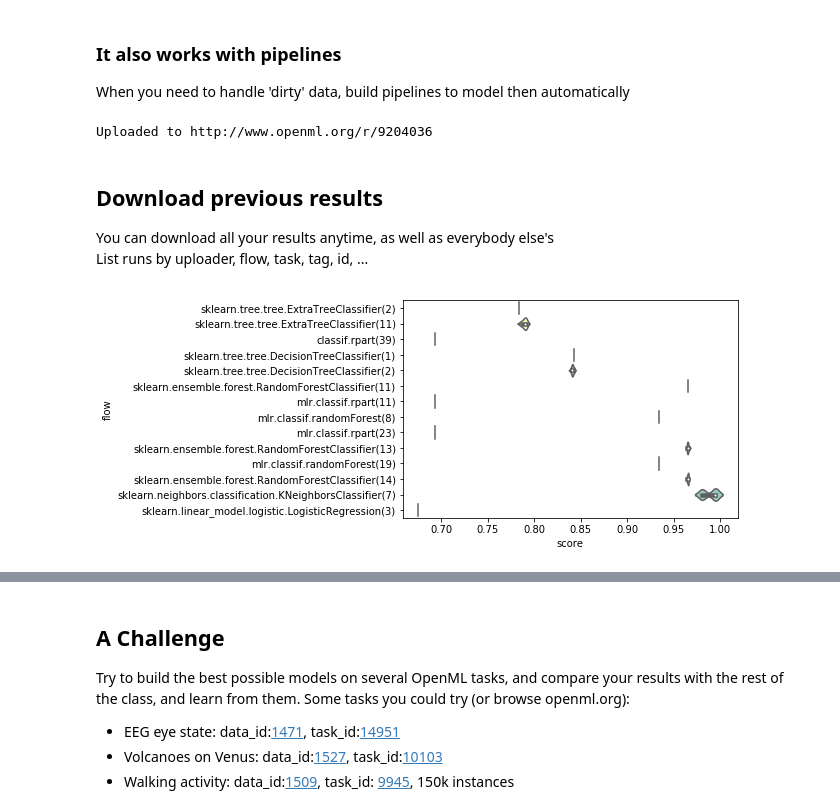
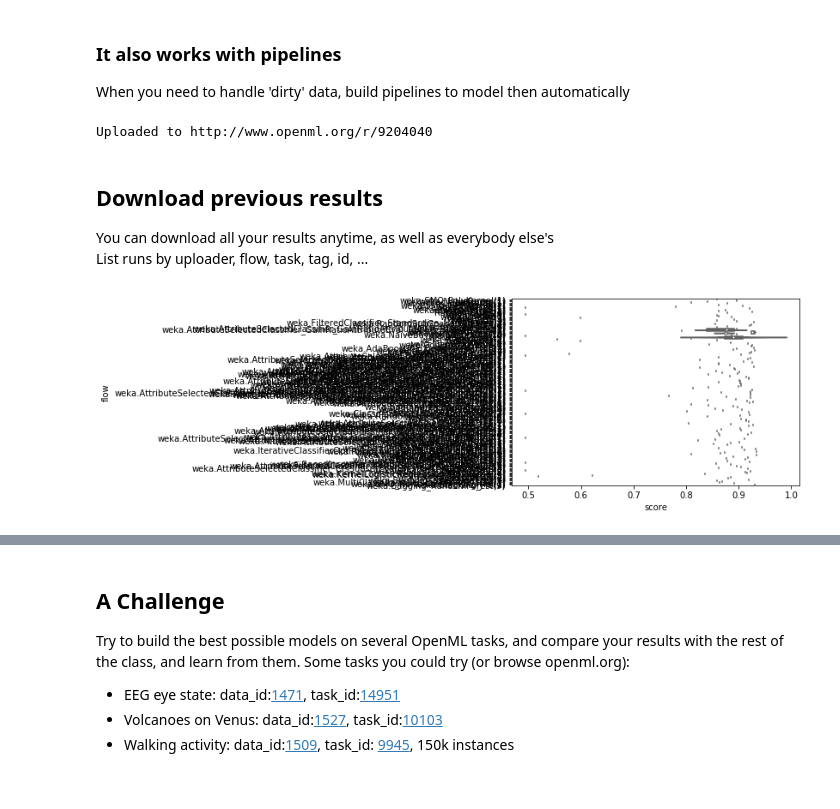
Before and after one commit to joaquinvanschoren/OpenML-AutoML-course, a Jupyter notebook: 1 - OpenML_Tutorial.ipynb, the cells around one changed output, grey strips where cells are left out. Drawn from its saved outputs; the diff is of its cells as text; code cells hidden in the pictures; blank space fills up the shorter version.

```diff
--- a/1 - OpenML_Tutorial.ipynb
+++ b/1 - OpenML_Tutorial.ipynb
@@ -291,10 +302,9 @@ When you need to handle 'dirty' data, build pipelines to model then automaticall
 # %%
 from sklearn import pipeline, ensemble, preprocessing
 from openml import tasks,runs, datasets
-task = tasks.get_task(59)
+task = tasks.get_task(10)
 pipe = pipeline.Pipeline(steps=[
             ('Imputer', preprocessing.Imputer(strategy='median')),
-            ('OneHotEncoder', preprocessing.OneHotEncoder(sparse=False, handle_unknown='ignore')),
             ('Classifier', ensemble.RandomForestClassifier())
            ])
 flow = oml.flows.sklearn_to_flow(pipe)
@@ -303,7 +313,7 @@ run = oml.runs.run_flow_on_task(task, flow)
 myrun = run.publish()
 print("Uploaded to http://www.openml.org/r/" + str(myrun.run_id))
 # %% [output]
-Uploaded to http://www.openml.org/r/9204036
+Uploaded to http://www.openml.org/r/9204040
 # %% [markdown]
 ## Download previous results
 You can download all your results anytime, as well as everybody else's
@@ -311,16 +321,16 @@ List runs by uploader, flow, task, tag, id, ...
 # %%
 import seaborn as sns
 import pandas as pd
 
 # Get the list of runs for task 14951
-myruns = oml.runs.list_runs(task=[14951], size=100)
+myruns = oml.runs.list_runs(task=[29], size=500)
 
 # Download the tasks and plot the scores
 scores = []
 for id, _ in myruns.items():
     run = oml.runs.get_run(id)
     scores.append({"flow":run.flow_name, "score":run.evaluations['area_under_roc_curve']})
 
 sns.violinplot(x="score", y="flow", data=pd.DataFrame(scores), scale="width", palette="Set3");
 # %% [output]
-[figure, old version]
+[figure, new version]
```
Also changed, not shown: parts of 7 cells of this notebook, 2 other files.
